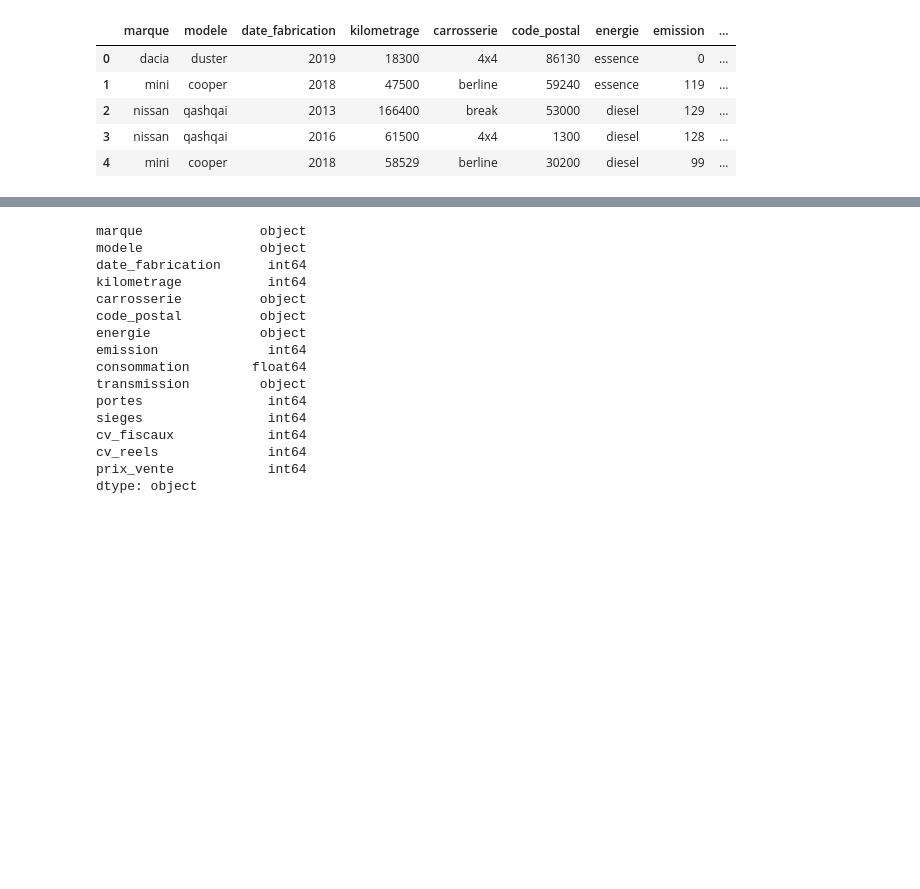
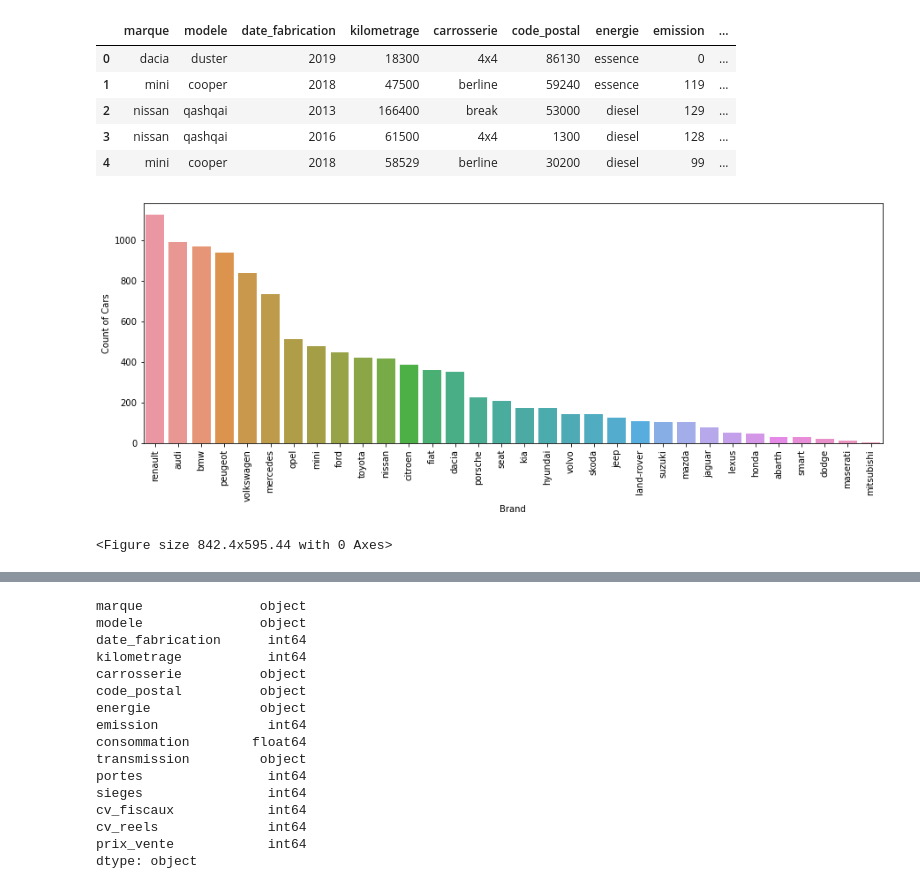
Before and after one commit to dia36u/IAParuVendu_Groupe2, a Jupyter notebook: Modele_IA/IA.ipynb, the cells around one changed output, grey strips where cells are left out. Drawn from its saved outputs; the diff is of its cells as text; code cells hidden in the pictures; blank space fills up the shorter version.

```diff
--- a/Modele_IA/IA.ipynb
+++ b/Modele_IA/IA.ipynb
@@ -29,0 +32,10 @@ df.head()
+# %%
+fig, ax = plt.subplots(figsize = (15,5))
+plt1 = sns.countplot(df['marque'], order=pd.value_counts(df['marque']).index,)
+plt1.set(xlabel = 'Brand', ylabel= 'Count of Cars')
+plt.xticks(rotation = 90)
+plt.show()
+plt.tight_layout()
+# %% [output]
+[figure, added]
+<Figure size 842.4x595.44 with 0 Axes>
```
Also changed, not shown: parts of 21 cells of this notebook, 1 other file.
